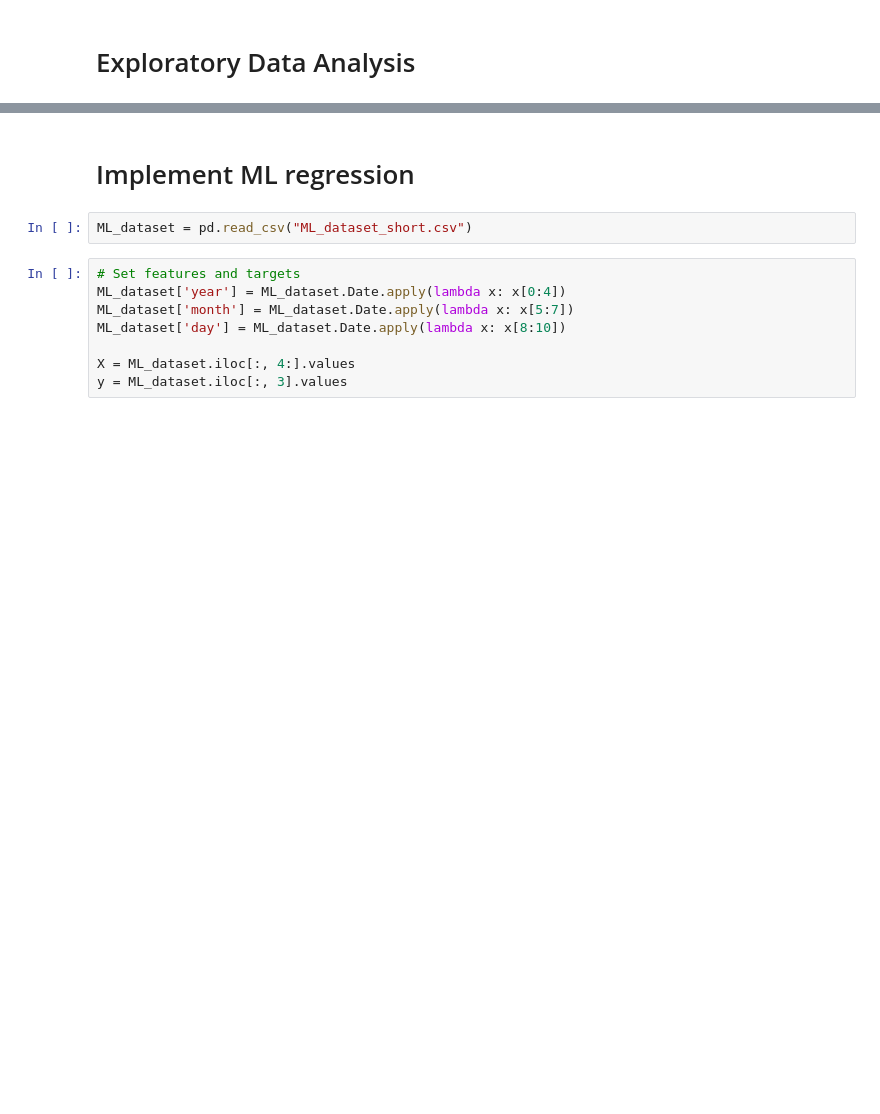
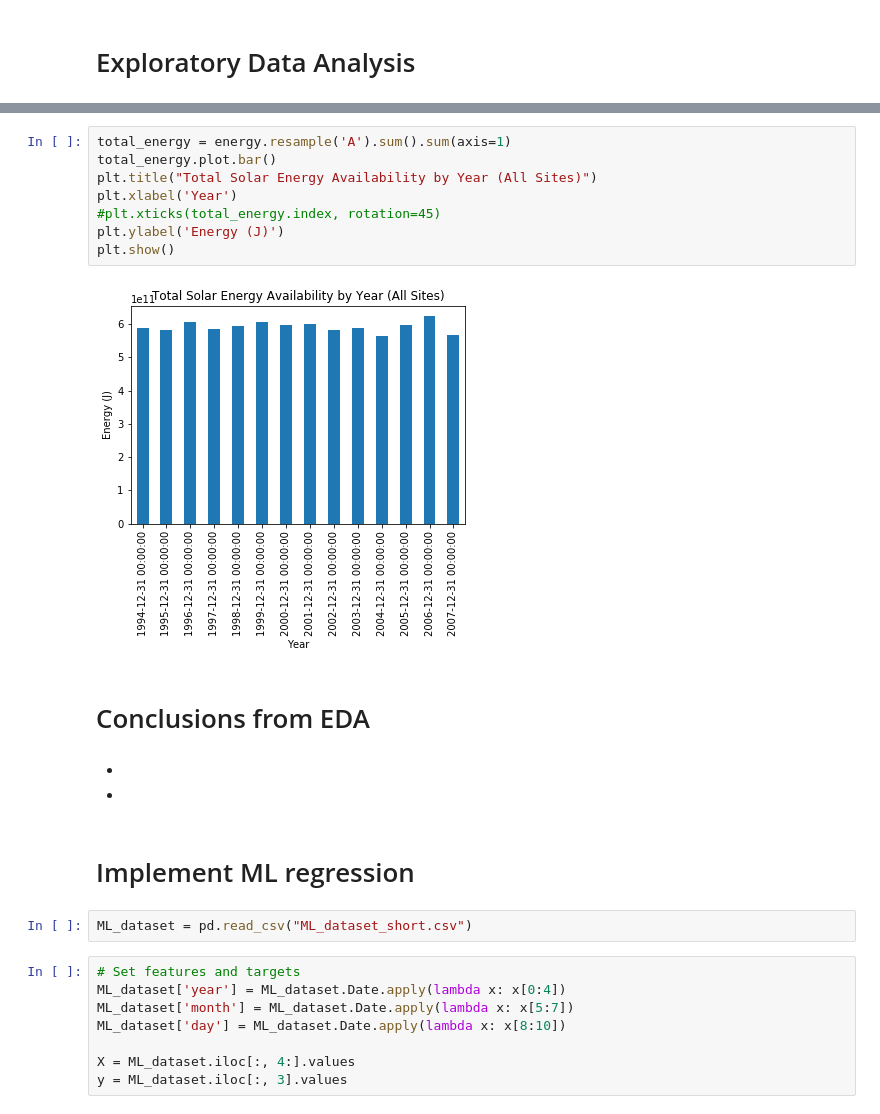
Before and after one commit to connormca12/Springboard-Projects, a Jupyter notebook: Capstone-1/data_wrangling_and_EDA.ipynb, the cells around one changed output, grey strips where cells are left out. Saved outputs shown, nothing was run; the diff lists cells and outputs as text; blank space fills up the shorter version.

```diff
--- a/Capstone-1/data_wrangling_and_EDA.ipynb
+++ b/Capstone-1/data_wrangling_and_EDA.ipynb
@@ -235,3 +390,18 @@ dataset
+# %%
+total_energy = energy.resample('A').sum().sum(axis=1)
+total_energy.plot.bar()
+plt.title("Total Solar Energy Availability by Year (All Sites)")
+plt.xlabel('Year')
+#plt.xticks(total_energy.index, rotation=45)
+plt.ylabel('Energy (J)')
+plt.show()
+# %% [output]
+[figure, added]
+# %% [markdown]
+# Conclusions from EDA
+# %% [markdown]
+-
+-
 # %% [markdown]
 # Implement ML regression
 # %%
```
Also changed, not shown: parts of 19 cells of this notebook.
